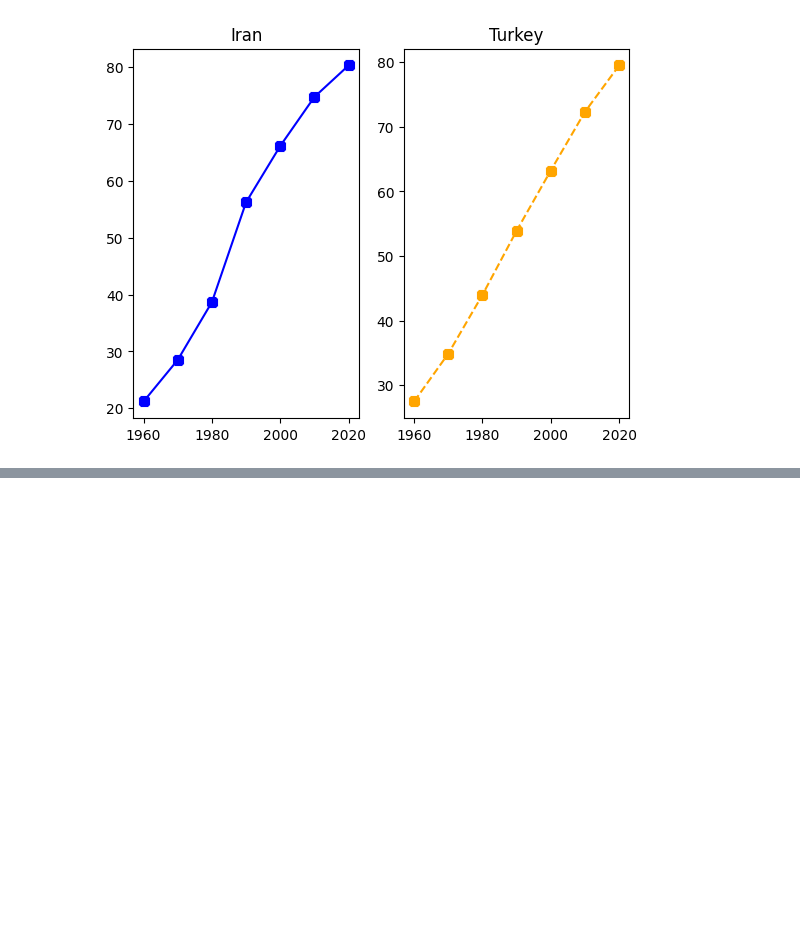
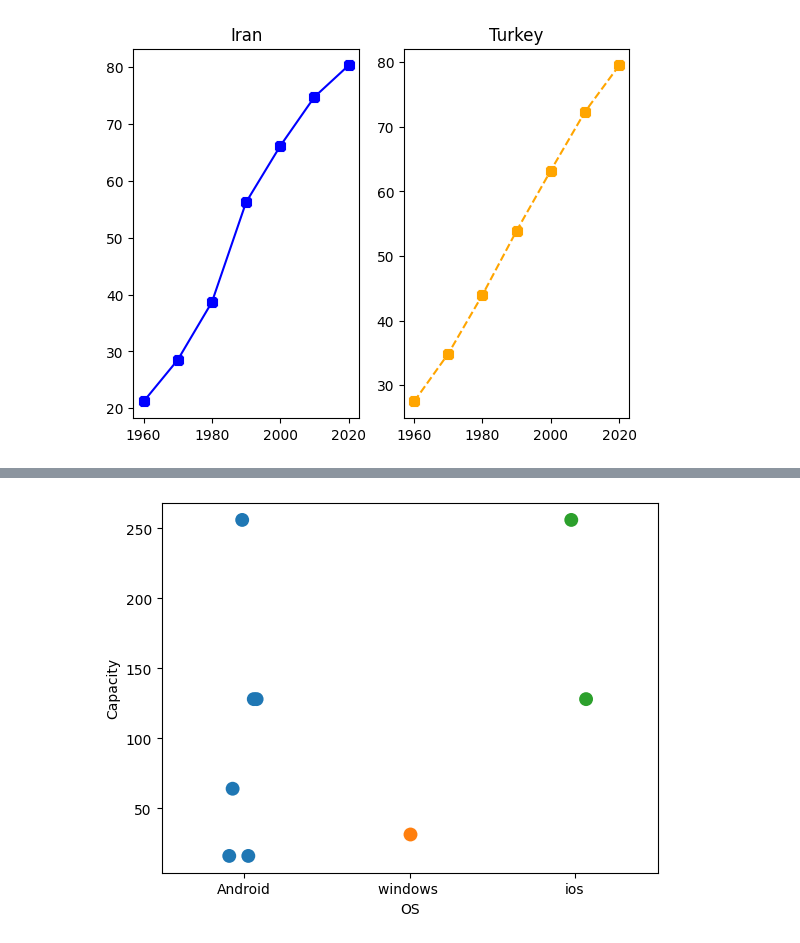
Before and after one commit to docroch/learning-data-science, a Jupyter notebook: data-understanding/data-visualization/plt-sns.ipynb, the cells around one changed output, grey strips where cells are left out. Cells and saved outputs as stored; diff of their text form; code cells hidden in the pictures; blank space fills up the shorter version.

Commit message:
add some chart and plot

```diff
--- a/data-understanding/data-visualization/plt-sns.ipynb
+++ b/data-understanding/data-visualization/plt-sns.ipynb
@@ -68,3 +70,7 @@ plt.title('Turkey')
 plt.show()
 # %% [output]
 [figure]
+# %%
+dataset = os.path.join('datasets', 'smartphones.csv')
+df = pd.read_csv(dataset)
+df
@@ -70,0 +88,5 @@ plt.show()
+# %%
+sns.stripplot(x='OS', y='Capacity', data=df, size=10, hue='OS')
+plt.show()
+# %% [output]
+[figure, added]
```
Also changed, not shown: parts of 6 cells of this notebook.
